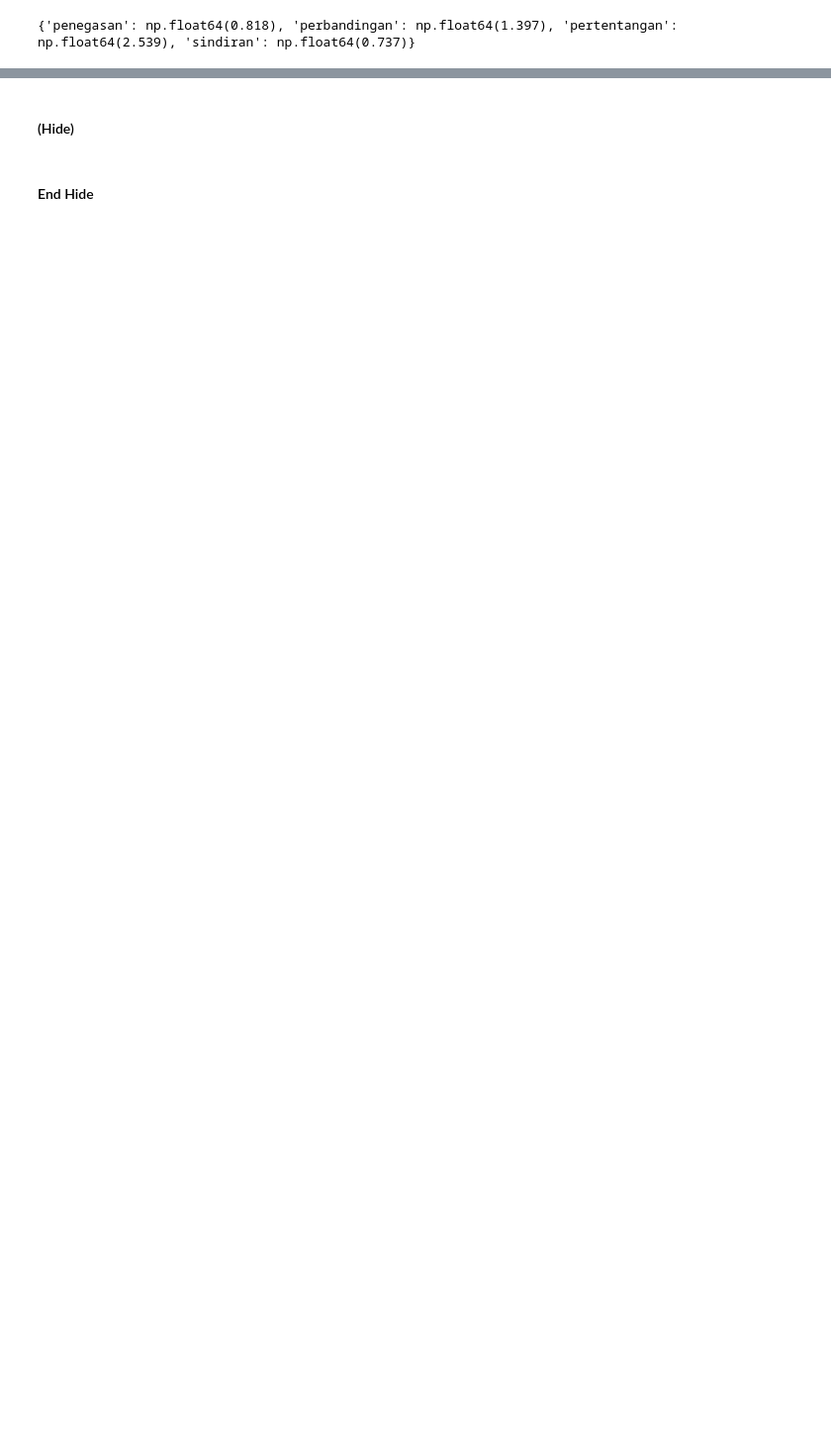
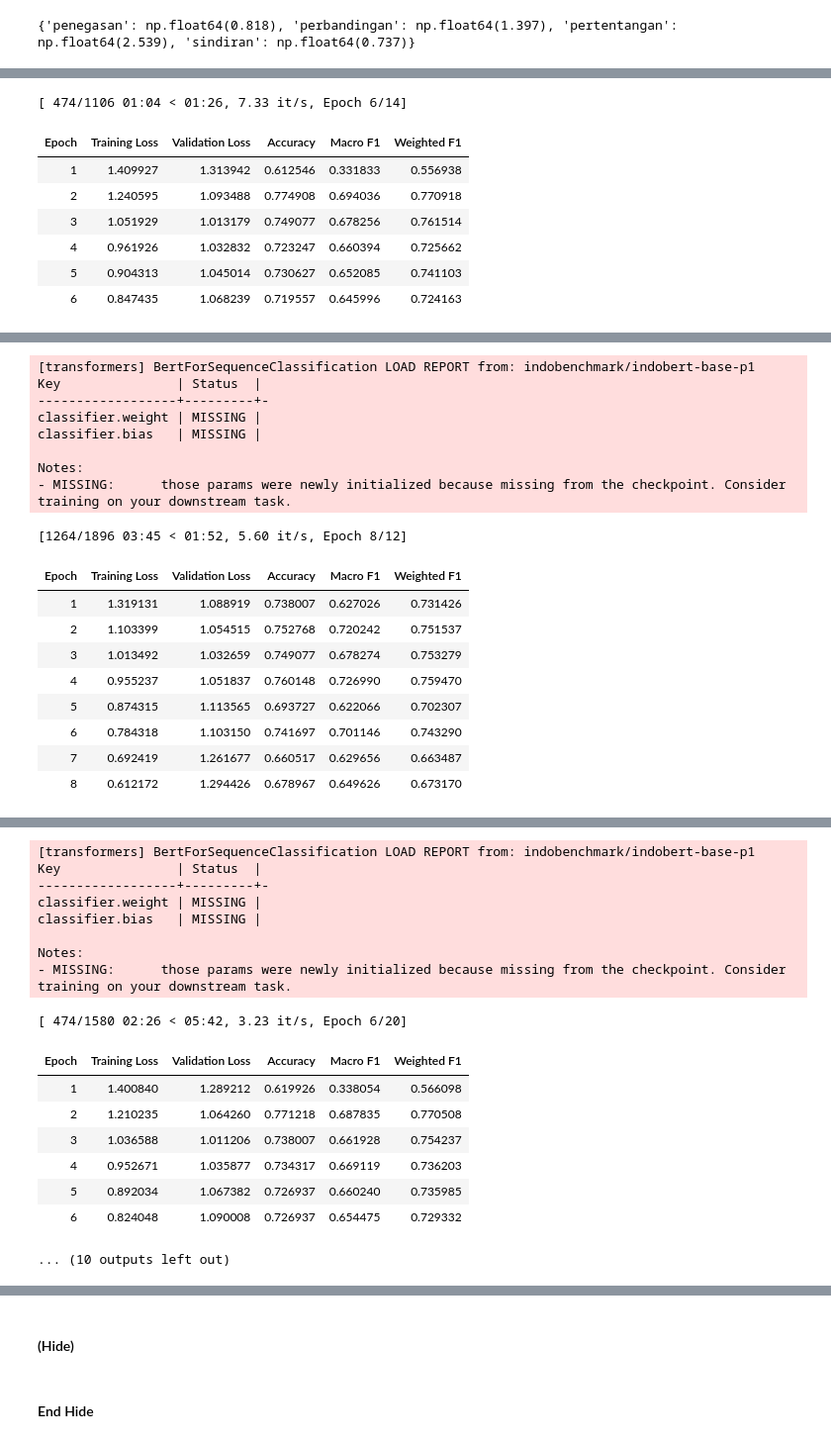
Before and after one commit to aldo02032004/naufaldo.github.io, a Jupyter notebook: 2_ML_Dev_Notebook.ipynb, the cells around one changed output, grey strips where cells are left out. Shown at 99% size. Drawn from its saved outputs; the diff is of its cells as text; code cells hidden in the pictures; blank space fills up the shorter version.

```diff
--- a/2_ML_Dev_Notebook.ipynb
+++ b/2_ML_Dev_Notebook.ipynb
@@ -604,5 +644,6 @@ search_trainer = make_trainer(copy.deepcopy(args))
 best_run = search_trainer.hyperparameter_search(
     direction='maximize', backend='optuna', hp_space=optuna_hp_space,
     compute_objective=lambda m: m['eval_macro_f1'],
-    n_trials=20)   # lower to 3-5 for a quick first run
+    n_trials=5)   # lower to 3-5 for a quick first run
 print(best_run)
+# %% [output]
@@ -608,0 +667,8 @@ print(best_run)
+[ 474/1106 01:04 < 01:26, 7.33 it/s, Epoch 6/14]
+| Epoch | Training Loss | Validation Loss | Accuracy | Macro F1 | Weighted F1 |
+| 1 | 1.409927 | 1.313942 | 0.612546 | 0.331833 | 0.556938 |
+| 2 | 1.240595 | 1.093488 | 0.774908 | 0.694036 | 0.770918 |
+| 3 | 1.051929 | 1.013179 | 0.749077 | 0.678256 | 0.761514 |
+| 4 | 0.961926 | 1.032832 | 0.723247 | 0.660394 | 0.725662 |
+| 5 | 0.904313 | 1.045014 | 0.730627 | 0.652085 | 0.741103 |
+| 6 | 0.847435 | 1.068239 | 0.719557 | 0.645996 | 0.724163 |
@@ -608,0 +676,18 @@ print(best_run)
+[transformers] BertForSequenceClassification LOAD REPORT from: indobenchmark/indobert-base-p1
+Key               | Status  |
+------------------+---------+-
+classifier.weight | MISSING |
+classifier.bias   | MISSING |
+
+Notes:
+- MISSING:      those params were newly initialized because missing from the checkpoint. Consider training on your downstream task.
+[1264/1896 03:45 < 01:52, 5.60 it/s, Epoch 8/12]
+| Epoch | Training Loss | Validation Loss | Accuracy | Macro F1 | Weighted F1 |
+| 1 | 1.319131 | 1.088919 | 0.738007 | 0.627026 | 0.731426 |
+| 2 | 1.103399 | 1.054515 | 0.752768 | 0.720242 | 0.751537 |
+| 3 | 1.013492 | 1.032659 | 0.749077 | 0.678274 | 0.753279 |
+| 4 | 0.955237 | 1.051837 | 0.760148 | 0.726990 | 0.759470 |
+| 5 | 0.874315 | 1.113565 | 0.693727 | 0.622066 | 0.702307 |
+| 6 | 0.784318 | 1.103150 | 0.741697 | 0.701146 | 0.743290 |
+| 7 | 0.692419 | 1.261677 | 0.660517 | 0.629656 | 0.663487 |
+| 8 | 0.612172 | 1.294426 | 0.678967 | 0.649626 | 0.673170 |
@@ -609,3 +695,20 @@ print(best_run)
+[transformers] BertForSequenceClassification LOAD REPORT from: indobenchmark/indobert-base-p1
+Key               | Status  |
+------------------+---------+-
+classifier.weight | MISSING |
+classifier.bias   | MISSING |
+
+Notes:
+- MISSING:      those params were newly initialized because missing from the checkpoint. Consider training on your downstream task.
+[ 474/1580 02:26 < 05:42, 3.23 it/s, Epoch 6/20]
+| Epoch | Training Loss | Validation Loss | Accuracy | Macro F1 | Weighted F1 |
+| 1 | 1.400840 | 1.289212 | 0.619926 | 0.338054 | 0.566098 |
+| 2 | 1.210235 | 1.064260 | 0.771218 | 0.687835 | 0.770508 |
+| 3 | 1.036588 | 1.011206 | 0.738007 | 0.661928 | 0.754237 |
+| 4 | 0.952671 | 1.035877 | 0.734317 | 0.669119 | 0.736203 |
+| 5 | 0.892034 | 1.067382 | 0.726937 | 0.660240 | 0.735985 |
+| 6 | 0.824048 | 1.090008 | 0.726937 | 0.654475 | 0.729332 |
+... (10 outputs left out)
 # %%
 # retrain from scratch with the best hyperparameters, then evaluate on test
 tuned_args = copy.deepcopy(args)
```
Also changed, not shown: parts of 46 cells of this notebook.
